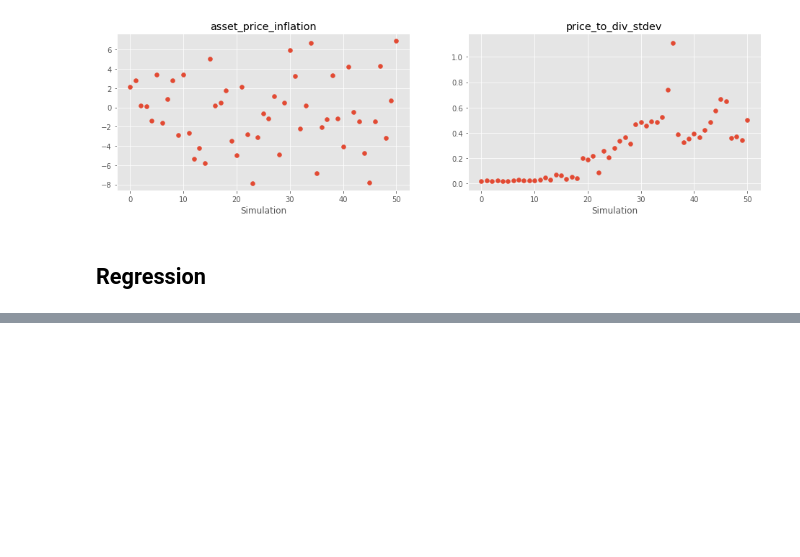
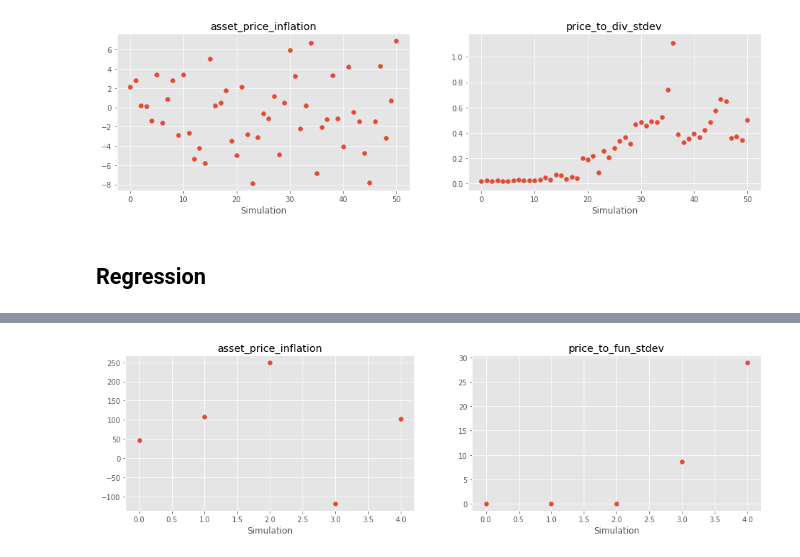
Before and after one commit to joerischasfoort/bubble-inequality, a Jupyter notebook: speculation_experiment.ipynb, the cells around one changed output, grey strips where cells are left out. Saved outputs shown, nothing was run; the diff lists cells and outputs as text; code cells hidden in the pictures; blank space fills up the shorter version.

```diff
--- a/speculation_experiment.ipynb
+++ b/speculation_experiment.ipynb
@@ -170,0 +242,14 @@ Standard errors in parentheses.
+# %%
+fig, (ax1, ax2) = plt.subplots(1, 2, figsize=[16,4])
+
+ax1.scatter(range(len(asset_price_inflation)), asset_price_inflation)
+ax2.scatter(range(len(price_to_div_stdev)), price_to_div_stdev)
+
+
+ax1.set_title('asset_price_inflation')
+ax2.set_title('price_to_fun_stdev')
+
+for ax in [ax1, ax2, ax3]:
+    ax.set_xlabel('Simulation')
+# %% [output]
+[figure, added]
```
Also changed, not shown: parts of 9 cells of this notebook, 6 other files.
